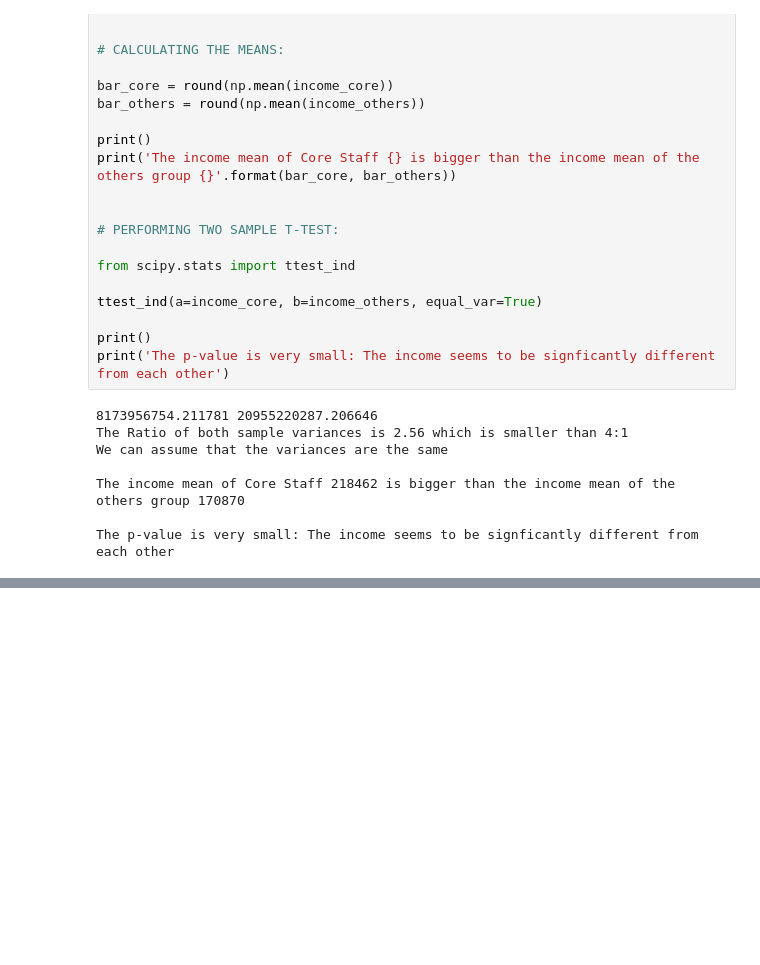
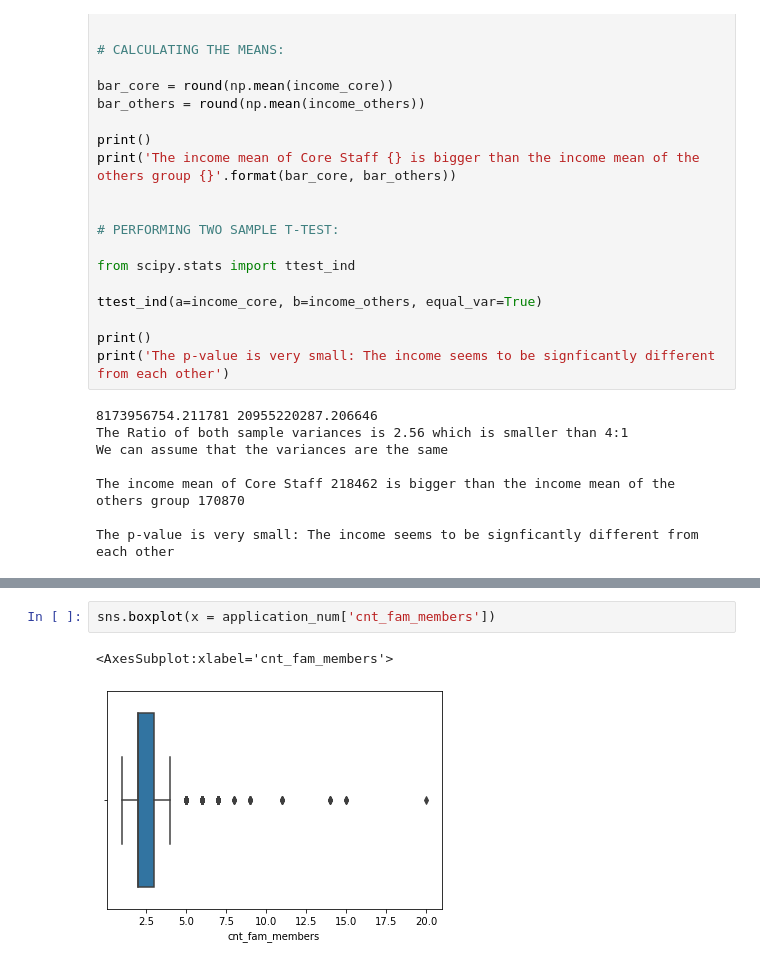
Before and after one commit to nadbrunn3/mid_term_project, a Jupyter notebook: notebooks/exploaratory/CreditCardApprovalPrediction.ipynb, the cells around one changed output, grey strips where cells are left out. Cells and saved outputs as stored; diff of their text form; blank space fills up the shorter version.

```diff
--- a/notebooks/exploaratory/CreditCardApprovalPrediction.ipynb
+++ b/notebooks/exploaratory/CreditCardApprovalPrediction.ipynb
@@ -583,0 +597,5 @@ application_num.head()
+# %%
+sns.boxplot(x = application_num['cnt_fam_members'])
+# %% [output]
+<AxesSubplot:xlabel='cnt_fam_members'>
+[figure, added]
```
Also changed, not shown: parts of 65 cells of this notebook.
